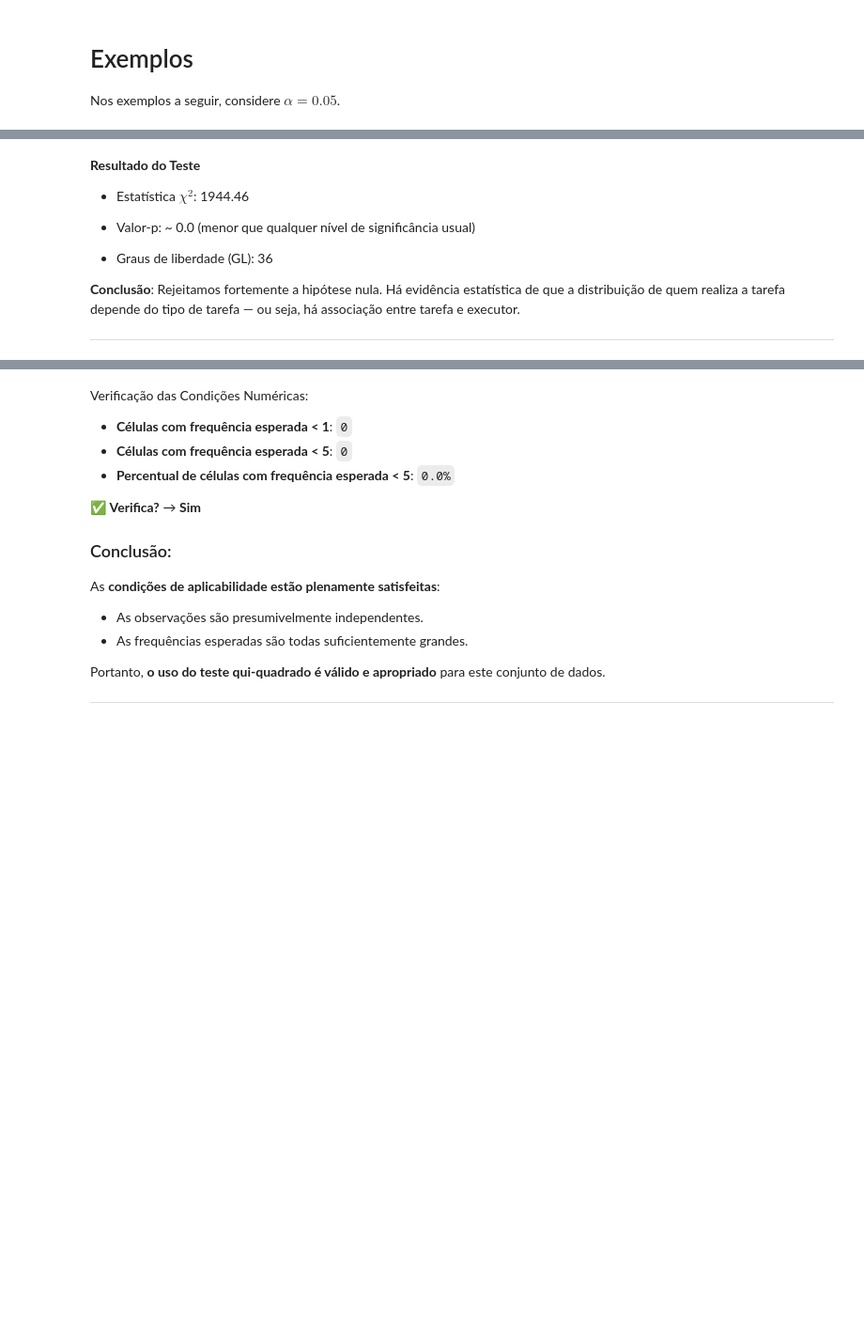
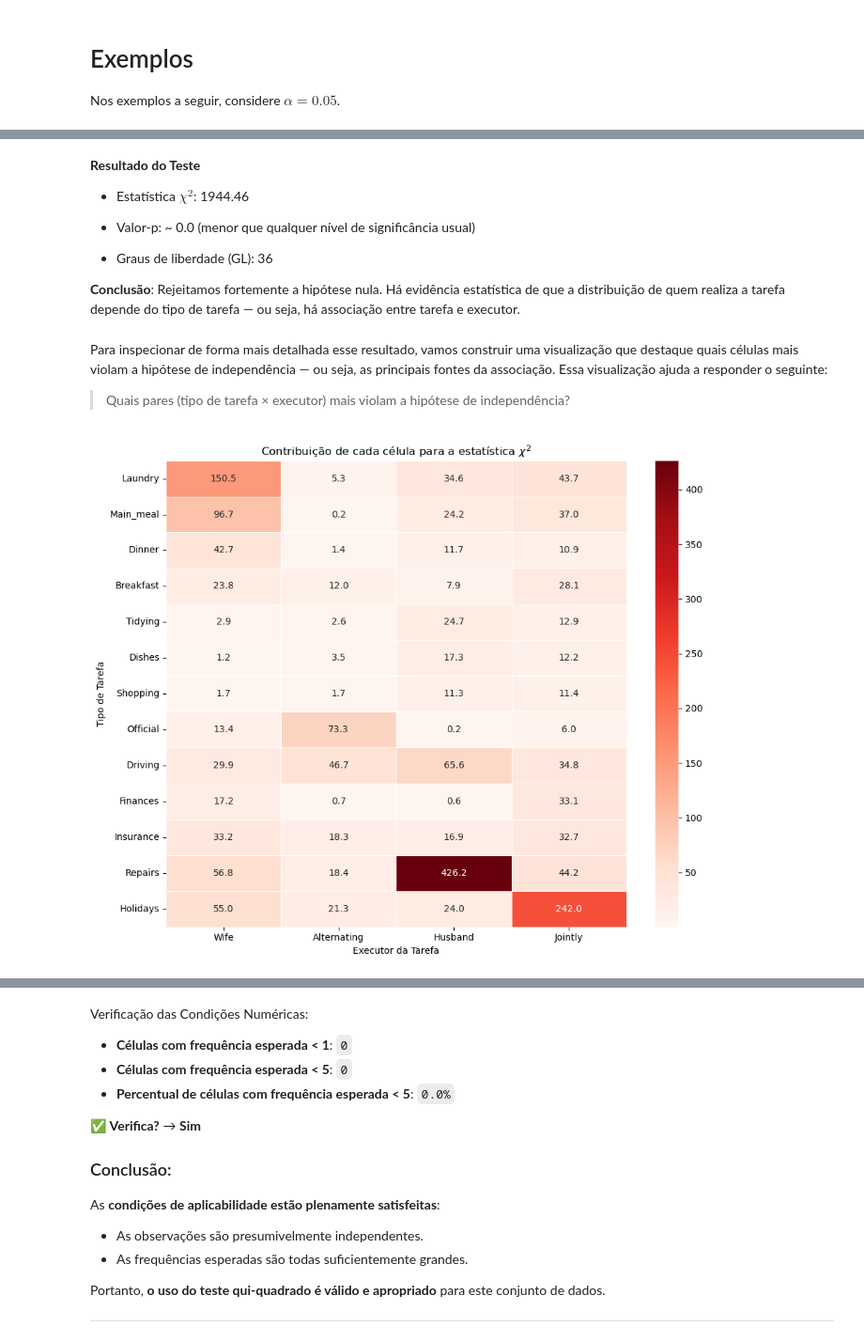
Before and after one commit to AILAB-CEFET-RJ/gcc1625, a Jupyter notebook: notebooks/06_testes_hipoteses_qui_quadrado.ipynb, the cells around one changed output, grey strips where cells are left out. Shown at 94% size. Drawn from its saved outputs; the diff is of its cells as text; code cells hidden in the pictures; blank space fills up the shorter version.

```diff
--- a/notebooks/06_testes_hipoteses_qui_quadrado.ipynb
+++ b/notebooks/06_testes_hipoteses_qui_quadrado.ipynb
@@ -383,5 +402,45 @@ chi2_stat, p_val, dof, pd.DataFrame(expected, index=tasks, columns=df.columns)
 - Graus de liberdade (GL): 36
 
 **Conclusão**: Rejeitamos fortemente a hipótese nula. Há evidência estatística de que a distribuição de quem realiza a tarefa depende do tipo de tarefa — ou seja, há associação entre tarefa e executor.
-
----
+# %% [markdown]
+Para inspecionar de forma mais detalhada esse resultado, vamos construir uma visualização que destaque quais células mais violam a hipótese de independência — ou seja, as principais fontes da associação. Essa visualização ajuda a responder o seguinte:
+
+> Quais pares (tipo de tarefa × executor) mais violam a hipótese de independência?
+# %%
+# Recarregar bibliotecas e dados após reset do estado
+import numpy as np
+import pandas as pd
+import matplotlib.pyplot as plt
+import seaborn as sns
+from scipy.stats import chi2_contingency
+
+# Dados
+data = {
+    "Wife": [156, 124, 77, 82, 53, 32, 33, 12, 10, 13, 8, 0, 0],
+    "Alternating": [14, 20, 11, 36, 11, 24, 23, 46, 51, 13, 1, 3, 1],
+    "Husband": [2, 5, 7, 15, 1, 4, 9, 23, 75, 21, 53, 160, 6],
+    "Jointly": [4, 4, 13, 7, 57, 53, 55, 15, 3, 66, 77, 2, 153]
+}
+
+tasks = [
+    "Laundry", "Main_meal", "Dinner", "Breakfast", "Tidying", "Dishes", "Shopping",
+    "Official", "Driving", "Finances", "Insurance", "Repairs", "Holidays"
+]
+
+df = pd.DataFrame(data, index=tasks)
+
+# Frequências esperadas e contribuições
+chi2_stat, p_val, dof, expected = chi2_contingency(df)
+expected_df = pd.DataFrame(expected, index=tasks, columns=df.columns)
+contrib = (df - expected_df) ** 2 / expected_df
+
+# Heatmap das contribuições
+plt.figure(figsize=(10, 8))
+sns.heatmap(contrib, annot=True, fmt=".1f", cmap="Reds", linewidths=0.5)
+plt.title("Contribuição de cada célula para a estatística $\chi^2$")
+plt.xlabel("Executor da Tarefa")
+plt.ylabel("Tipo de Tarefa")
+plt.tight_layout()
+plt.show()
+# %% [output]
+[figure, added]
```
Also changed, not shown: parts of 32 cells of this notebook.
